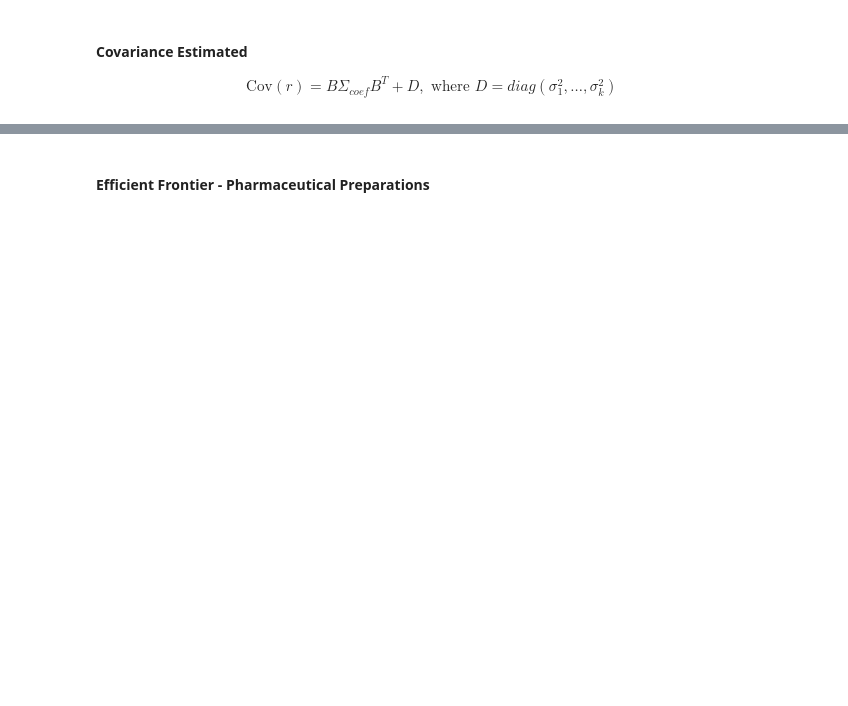
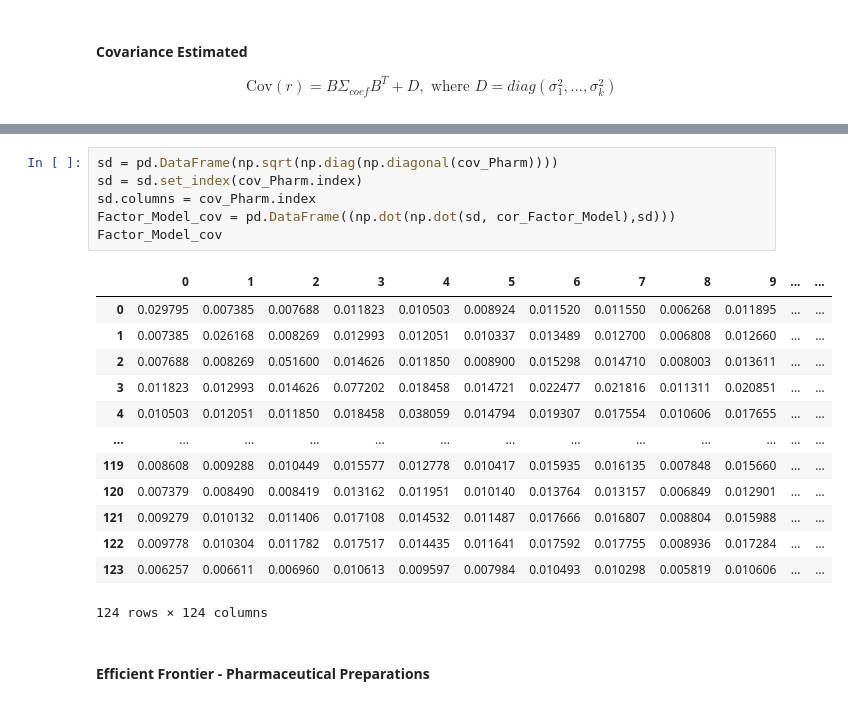
Before and after one commit to richardye101/ubineer_nlp_research, a Jupyter notebook: content/peitong/3.3_Minimum_Variance_Analysis-Factor_Model.ipynb, the cells around one changed output, grey strips where cells are left out. Saved outputs shown, nothing was run; the diff lists cells and outputs as text; blank space fills up the shorter version.

```diff
--- a/content/peitong/3.3_Minimum_Variance_Analysis-Factor_Model.ipynb
+++ b/content/peitong/3.3_Minimum_Variance_Analysis-Factor_Model.ipynb
@@ -319,3 +382,23 @@ cov_Factor_Model
+# %%
+sd = pd.DataFrame(np.sqrt(np.diag(np.diagonal(cov_Pharm))))
+sd = sd.set_index(cov_Pharm.index)
+sd.columns = cov_Pharm.index
+Factor_Model_cov = pd.DataFrame((np.dot(np.dot(sd, cor_Factor_Model),sd)))
+Factor_Model_cov
+# %% [output]
+|  | 0 | 1 | 2 | 3 | 4 | 5 | 6 | 7 | 8 | 9 | ... | ... |
+| 0 | 0.029795 | 0.007385 | 0.007688 | 0.011823 | 0.010503 | 0.008924 | 0.011520 | 0.011550 | 0.006268 | 0.011895 | ... | ... |
+| 1 | 0.007385 | 0.026168 | 0.008269 | 0.012993 | 0.012051 | 0.010337 | 0.013489 | 0.012700 | 0.006808 | 0.012660 | ... | ... |
+| 2 | 0.007688 | 0.008269 | 0.051600 | 0.014626 | 0.011850 | 0.008900 | 0.015298 | 0.014710 | 0.008003 | 0.013611 | ... | ... |
+| 3 | 0.011823 | 0.012993 | 0.014626 | 0.077202 | 0.018458 | 0.014721 | 0.022477 | 0.021816 | 0.011311 | 0.020851 | ... | ... |
+| 4 | 0.010503 | 0.012051 | 0.011850 | 0.018458 | 0.038059 | 0.014794 | 0.019307 | 0.017554 | 0.010606 | 0.017655 | ... | ... |
+| ... | ... | ... | ... | ... | ... | ... | ... | ... | ... | ... | ... | ... |
+| 119 | 0.008608 | 0.009288 | 0.010449 | 0.015577 | 0.012778 | 0.010417 | 0.015935 | 0.016135 | 0.007848 | 0.015660 | ... | ... |
+| 120 | 0.007379 | 0.008490 | 0.008419 | 0.013162 | 0.011951 | 0.010140 | 0.013764 | 0.013157 | 0.006849 | 0.012901 | ... | ... |
+| 121 | 0.009279 | 0.010132 | 0.011406 | 0.017108 | 0.014532 | 0.011487 | 0.017666 | 0.016807 | 0.008804 | 0.015988 | ... | ... |
+| 122 | 0.009778 | 0.010304 | 0.011782 | 0.017517 | 0.014435 | 0.011641 | 0.017592 | 0.017755 | 0.008936 | 0.017284 | ... | ... |
+| 123 | 0.006257 | 0.006611 | 0.006960 | 0.010613 | 0.009597 | 0.007984 | 0.010493 | 0.010298 | 0.005819 | 0.010606 | ... | ... |
+124 rows × 124 columns
 # %% [markdown]
 #### Efficient Frontier - Pharmaceutical Preparations
 # %%
```
Also changed, not shown: parts of 26 cells of this notebook, 6 other files.
